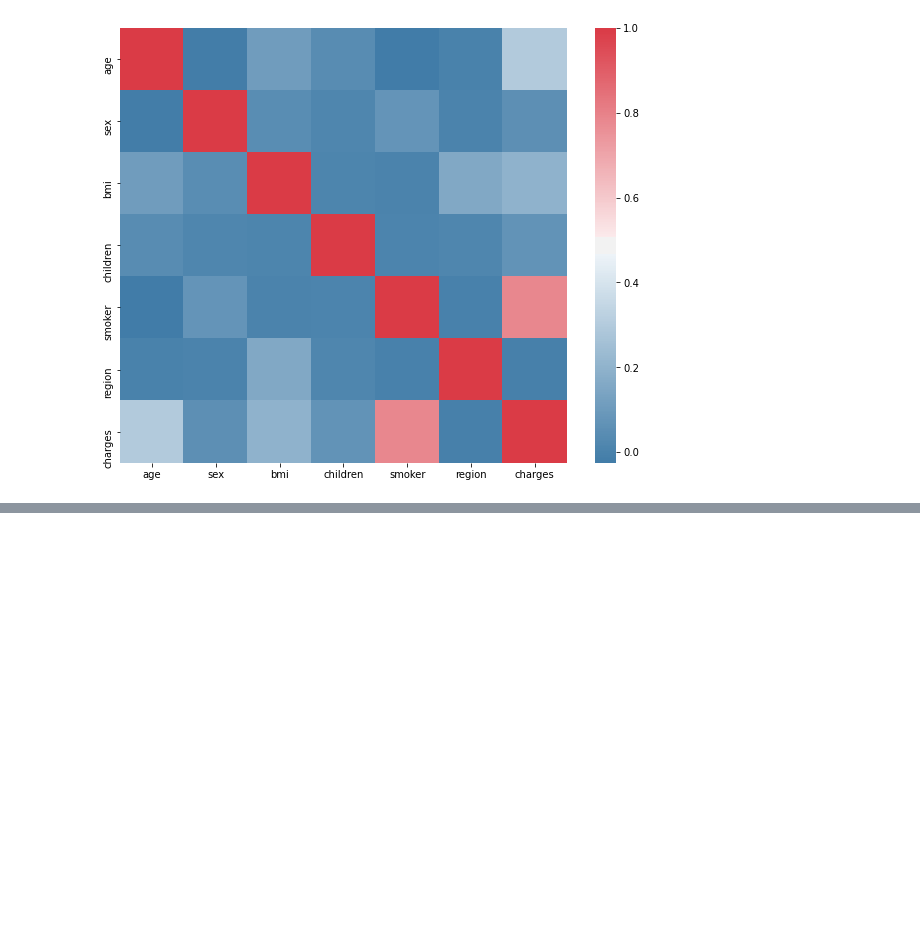
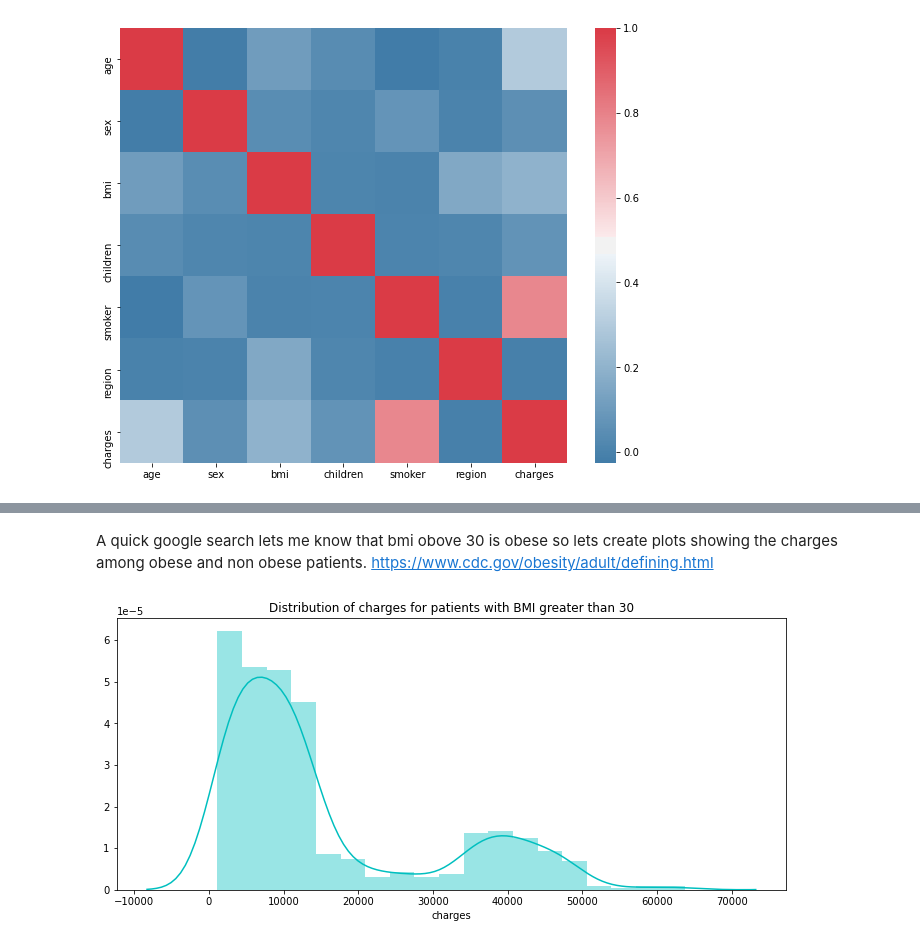
Before and after one commit to ShauliTaragin/ML-Sem1-Assignment, a Jupyter notebook: Regression Task.ipynb, the cells around one changed output, grey strips where cells are left out. Drawn from its saved outputs; the diff is of its cells as text; code cells hidden in the pictures; blank space fills up the shorter version.

```diff
--- a/Regression Task.ipynb
+++ b/Regression Task.ipynb
@@ -143,0 +162,9 @@ sns.heatmap(df.corr() , cmap=sns.diverging_palette(240,10,as_cmap=True) ,ax=ax)
+# %% [markdown]
+A quick google search lets me know that bmi obove 30 is obese so lets create plots showing the charges among obese and non obese patients.
+https://www.cdc.gov/obesity/adult/defining.html
+# %%
+pl.figure(figsize=(12,5))
+pl.title("Distribution of charges for patients with BMI greater than 30")
+ax = sns.distplot(df[(df.bmi >= 30)]['charges'], color = 'c')
+# %% [output]
+[figure, added]
```
Also changed, not shown: parts of 10 cells of this notebook.
